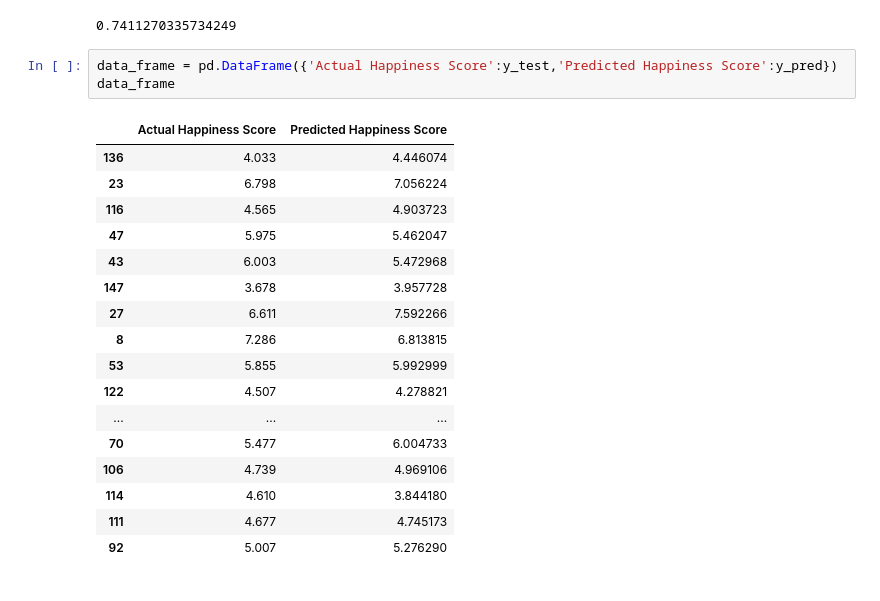
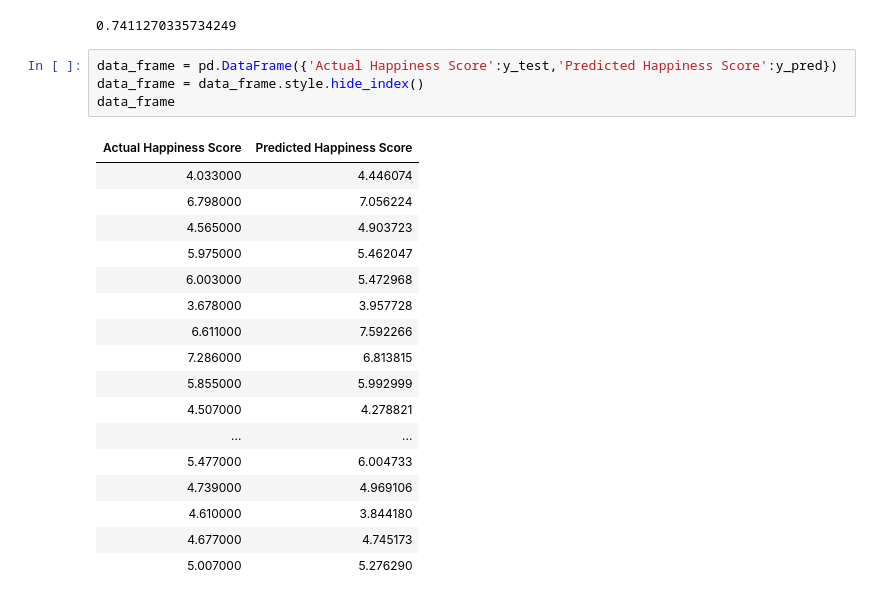
Before and after one commit to preeti0292/Practice-Projects, a Jupyter notebook: World Happiness Report.ipynb, the cells around one changed output. Saved outputs shown, nothing was run; the diff lists cells and outputs as text.

```diff
--- a/World Happiness Report.ipynb
+++ b/World Happiness Report.ipynb
@@ -420,22 +420,23 @@ ridge_model.score(x_test,y_test)
 0.7411270335734249
 # %%
 data_frame = pd.DataFrame({'Actual Happiness Score':y_test,'Predicted Happiness Score':y_pred})
+data_frame = data_frame.style.hide_index()
 data_frame
 # %% [output]
-|  | Actual Happiness Score | Predicted Happiness Score |
-| 136 | 4.033 | 4.446074 |
-| 23 | 6.798 | 7.056224 |
-| 116 | 4.565 | 4.903723 |
-| 47 | 5.975 | 5.462047 |
-| 43 | 6.003 | 5.472968 |
-| 147 | 3.678 | 3.957728 |
-| 27 | 6.611 | 7.592266 |
-| 8 | 7.286 | 6.813815 |
-| 53 | 5.855 | 5.992999 |
-| 122 | 4.507 | 4.278821 |
-| ... | ... | ... |
-| 70 | 5.477 | 6.004733 |
-| 106 | 4.739 | 4.969106 |
-| 114 | 4.610 | 3.844180 |
-| 111 | 4.677 | 4.745173 |
-| 92 | 5.007 | 5.276290 |
+| Actual Happiness Score | Predicted Happiness Score |
+| 4.033000 | 4.446074 |
+| 6.798000 | 7.056224 |
+| 4.565000 | 4.903723 |
+| 5.975000 | 5.462047 |
+| 6.003000 | 5.472968 |
+| 3.678000 | 3.957728 |
+| 6.611000 | 7.592266 |
+| 7.286000 | 6.813815 |
+| 5.855000 | 5.992999 |
+| 4.507000 | 4.278821 |
+| ... | ... |
+| 5.477000 | 6.004733 |
+| 4.739000 | 4.969106 |
+| 4.610000 | 3.844180 |
+| 4.677000 | 4.745173 |
+| 5.007000 | 5.276290 |
```
